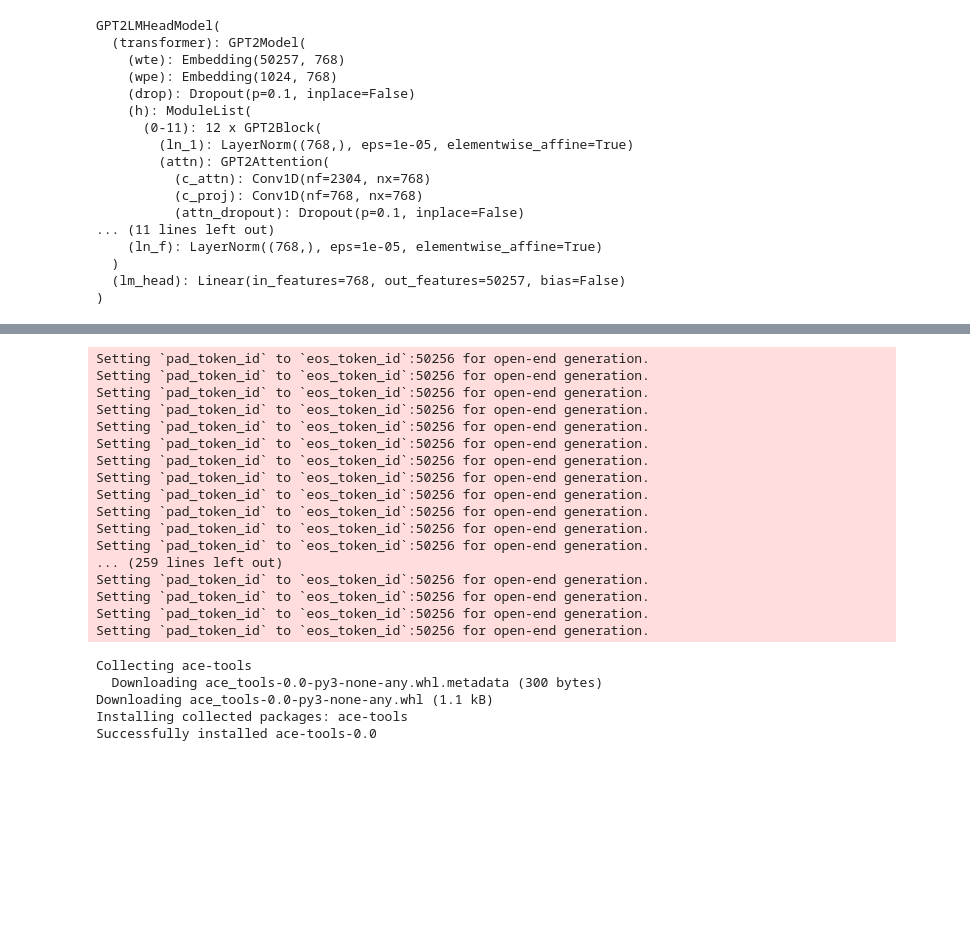
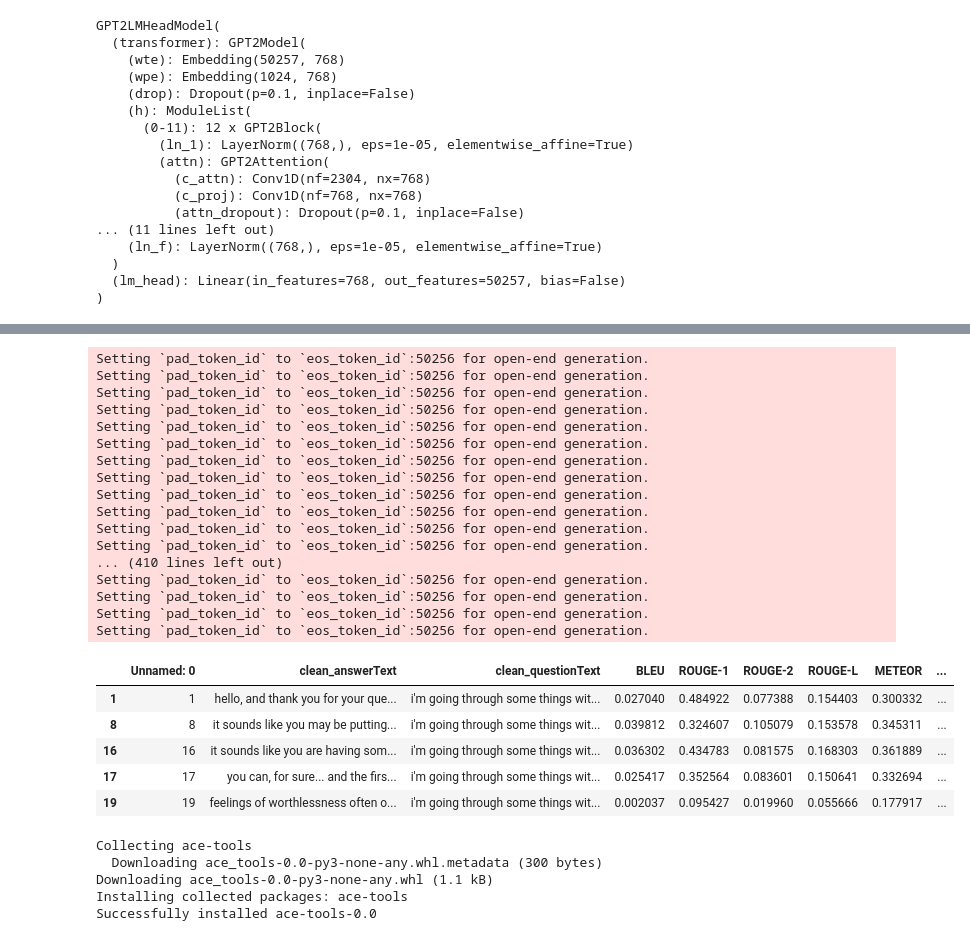
Before and after one commit to Bhadra-Indranil/LLM-for-Mental-Health, a Jupyter notebook: GPT2_QA_Mental_Health_UL.ipynb, the cells around one changed output, grey strips where cells are left out. Saved outputs shown, nothing was run; the diff lists cells and outputs as text; code cells hidden in the pictures; blank space fills up the shorter version.

```diff
--- a/GPT2_QA_Mental_Health_UL.ipynb
+++ b/GPT2_QA_Mental_Health_UL.ipynb
@@ -277,5 +306,5 @@ test_df['model-answer'] = ""
 # %%
-for idx , row in test_df.iterrows():
+for idx , row in test_data.iterrows():
   prompt = "Question: " + row['clean_questionText'] + " Answer:"
   input_ids = tokenizer.encode(prompt, return_tensors="pt").to(device)
   attention_mask = torch.ones(input_ids.shape, device=device)
@@ -291,7 +320,7 @@ for idx , row in test_df.iterrows():
       eos_token_id=tokenizer.eos_token_id,
   )
   generate_text = tokenizer.decode(output[0], skip_special_tokens=True)
-  test_df.at[idx, 'model-answer'] = generate_text
+  test_data.at[idx, 'model-answer'] = generate_text
 # %% [output]
 Setting `pad_token_id` to `eos_token_id`:50256 for open-end generation.
 Setting `pad_token_id` to `eos_token_id`:50256 for open-end generation.
@@ -305,11 +334,23 @@ Setting `pad_token_id` to `eos_token_id`:50256 for open-end generation.
 Setting `pad_token_id` to `eos_token_id`:50256 for open-end generation.
 Setting `pad_token_id` to `eos_token_id`:50256 for open-end generation.
 Setting `pad_token_id` to `eos_token_id`:50256 for open-end generation.
-... (259 lines left out)
+... (410 lines left out)
 Setting `pad_token_id` to `eos_token_id`:50256 for open-end generation.
 Setting `pad_token_id` to `eos_token_id`:50256 for open-end generation.
 Setting `pad_token_id` to `eos_token_id`:50256 for open-end generation.
 Setting `pad_token_id` to `eos_token_id`:50256 for open-end generation.
+# %%
+test_data["extracted_answer"] = test_data["model-answer"].str.extract(r'Answer:\s*(.*)', expand=True)
+# %%
+test_data=test_data.drop(columns=['model-answer'])
+test_data.head()
+# %% [output]
+|  | Unnamed: 0 | clean_answerText | clean_questionText | BLEU | ROUGE-1 | ROUGE-2 | ROUGE-L | METEOR | ... |
+| 1 | 1 | hello, and thank you for your que... | i'm going through some things wit... | 0.027040 | 0.484922 | 0.077388 | 0.154403 | 0.300332 | ... |
+| 8 | 8 | it sounds like you may be putting... | i'm going through some things wit... | 0.039812 | 0.324607 | 0.105079 | 0.153578 | 0.345311 | ... |
+| 16 | 16 | it sounds like you are having som... | i'm going through some things wit... | 0.036302 | 0.434783 | 0.081575 | 0.168303 | 0.361889 | ... |
+| 17 | 17 | you can, for sure... and the firs... | i'm going through some things wit... | 0.025417 | 0.352564 | 0.083601 | 0.150641 | 0.332694 | ... |
+| 19 | 19 | feelings of worthlessness often o... | i'm going through some things wit... | 0.002037 | 0.095427 | 0.019960 | 0.055666 | 0.177917 | ... |
 # %%
 smoothie = SmoothingFunction().method1
 rouge = rouge_scorer.RougeScorer(["rouge1", "rouge2", "rougel"], use_stemmer=True)
```
Also changed, not shown: parts of 8 cells of this notebook.
